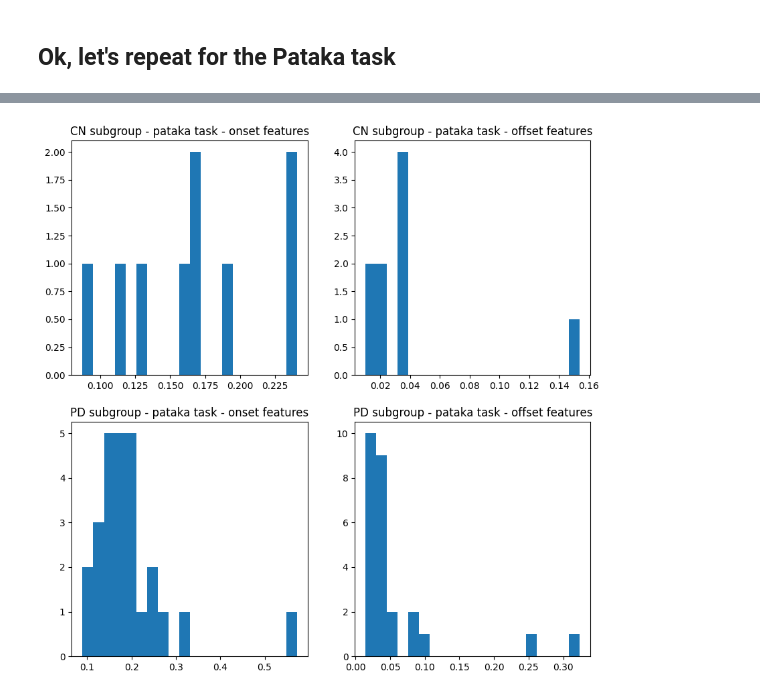
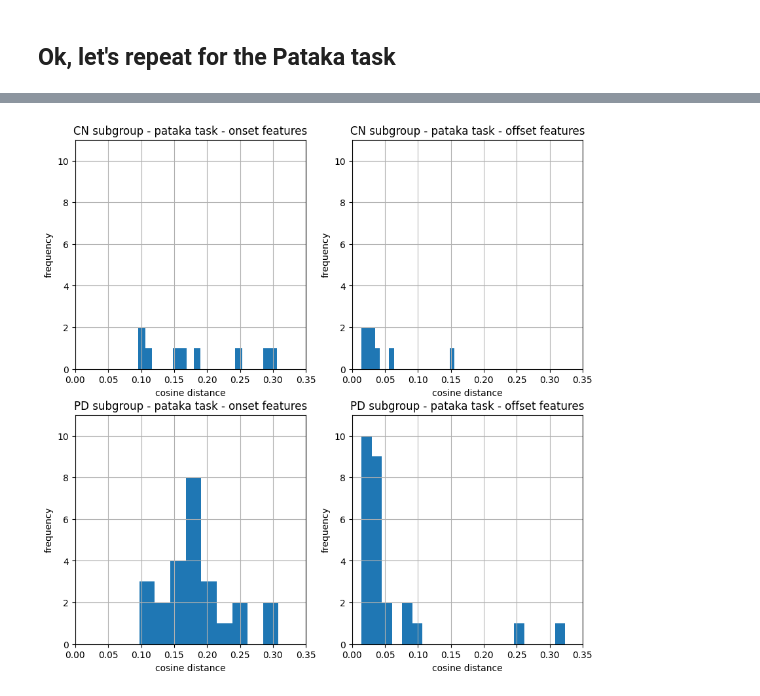
Before and after one commit to asosawelford/cnc_dataset_preprocesing, a Jupyter notebook: scripts/articulation_cosine_dist.ipynb, the cells around one changed output, grey strips where cells are left out. Saved outputs shown, nothing was run; the diff lists cells and outputs as text; code cells hidden in the pictures.

```diff
--- a/scripts/articulation_cosine_dist.ipynb
+++ b/scripts/articulation_cosine_dist.ipynb
@@ -220,5 +224,13 @@ ax[1, 0].hist(onset_distances_pd_lectura, bins=20)
 ax[1, 0].set_title('PD subgroup - Lectura task - onset features')
 ax[1, 1].hist(offset_distances_pd_lectura, bins=20)
 ax[1, 1].set_title('PD subgroup - Lectura task - offset features')
+#set x lim
+for i in range(2):
+    for j in range(2):
+        ax[i, j].set_xlim(0, 0.25)
+        ax[i, j].set_ylim(0, 3)
+        ax[i, j].set_xlabel('cosine distance')
+        ax[i, j].set_ylabel('frequency')
+        ax[i, j].grid()
 plt.show()
 # %% [output]
@@ -307,14 +323,22 @@ min cosine distance between offset features:  0.014503639910499966
 # %%
 #now lets plot the results
 fig, ax = plt.subplots(2, 2, figsize=(10, 10))
 ax[0, 0].hist(onset_distances_cn_pataka, bins=20)
 ax[0, 0].set_title('CN subgroup - pataka task - onset features')
 ax[0, 1].hist(offset_distances_cn_pataka, bins=20)
 ax[0, 1].set_title('CN subgroup - pataka task - offset features')
 ax[1, 0].hist(onset_distances_pd_pataka, bins=20)
 ax[1, 0].set_title('PD subgroup - pataka task - onset features')
 ax[1, 1].hist(offset_distances_pd_pataka, bins=20)
 ax[1, 1].set_title('PD subgroup - pataka task - offset features')
+#set x lim
+for i in range(2):
+    for j in range(2):
+        ax[i, j].set_xlim(0, 0.35)
+        ax[i, j].set_ylim(0, 11)
+        ax[i, j].set_xlabel('cosine distance')
+        ax[i, j].set_ylabel('frequency')
+        ax[i, j].grid()
 plt.show()
 # %% [output]
-[figure, old version]
+[figure, new version]
```
Also changed, not shown: parts of 5 cells of this notebook.
